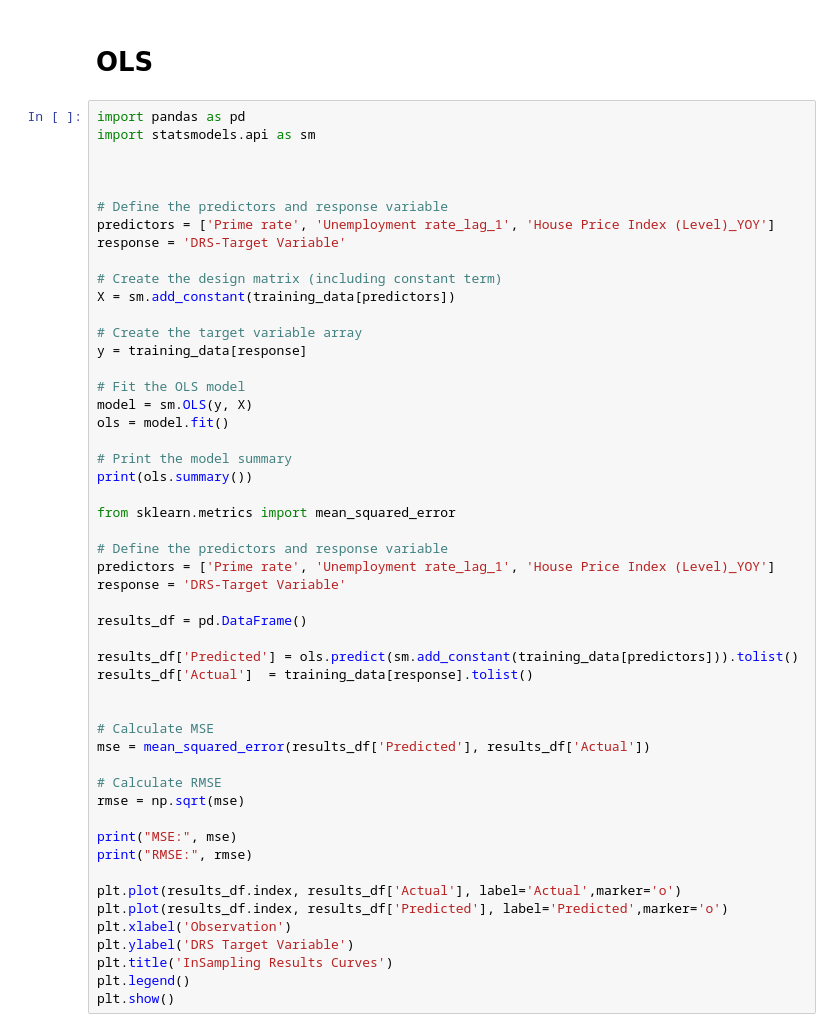
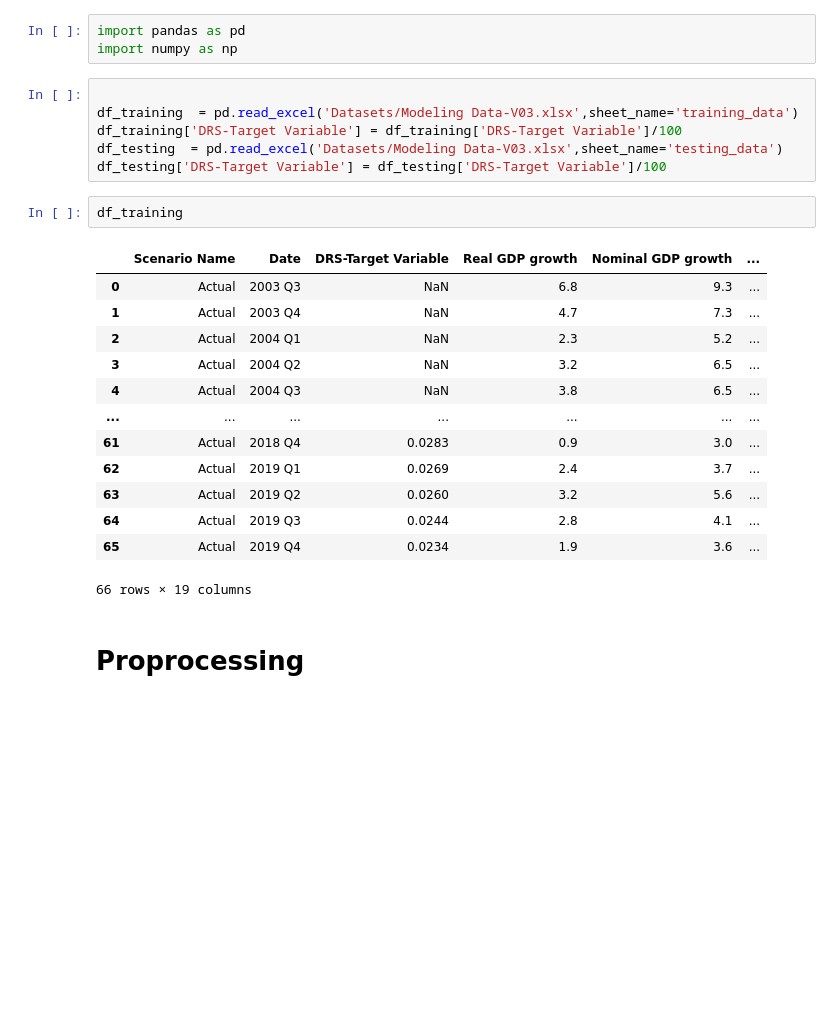
Before and after one commit to iffishells/Fractional-logistic-Model, a Jupyter notebook: milestone-3.ipynb, the cells around one changed output. Drawn from its saved outputs; the diff is of its cells as text; blank space fills up the shorter version.

```diff
--- a/milestone-3.ipynb
+++ b/milestone-3.ipynb
@@ -1,53 +53,27 @@
+# %%
+import pandas as pd
+import numpy as np
+# %%
+
+df_training  = pd.read_excel('Datasets/Modeling Data-V03.xlsx',sheet_name='training_data')
+df_training['DRS-Target Variable'] = df_training['DRS-Target Variable']/100
+df_testing  = pd.read_excel('Datasets/Modeling Data-V03.xlsx',sheet_name='testing_data')
+df_testing['DRS-Target Variable'] = df_testing['DRS-Target Variable']/100
+# %%
+df_training
+# %% [output]
+|  | Scenario Name | Date | DRS-Target Variable | Real GDP growth | Nominal GDP growth | ... |
+| 0 | Actual | 2003 Q3 | NaN | 6.8 | 9.3 | ... |
+| 1 | Actual | 2003 Q4 | NaN | 4.7 | 7.3 | ... |
+| 2 | Actual | 2004 Q1 | NaN | 2.3 | 5.2 | ... |
+| 3 | Actual | 2004 Q2 | NaN | 3.2 | 6.5 | ... |
+| 4 | Actual | 2004 Q3 | NaN | 3.8 | 6.5 | ... |
+| ... | ... | ... | ... | ... | ... | ... |
+| 61 | Actual | 2018 Q4 | 0.0283 | 0.9 | 3.0 | ... |
+| 62 | Actual | 2019 Q1 | 0.0269 | 2.4 | 3.7 | ... |
+| 63 | Actual | 2019 Q2 | 0.0260 | 3.2 | 5.6 | ... |
+| 64 | Actual | 2019 Q3 | 0.0244 | 2.8 | 4.1 | ... |
+| 65 | Actual | 2019 Q4 | 0.0234 | 1.9 | 3.6 | ... |
+66 rows × 19 columns
 # %% [markdown]
-# OLS
+# Proprocessing
-# %%
-import pandas as pd
-import statsmodels.api as sm
-
-
-
-# Define the predictors and response variable
-predictors = ['Prime rate', 'Unemployment rate_lag_1', 'House Price Index (Level)_YOY']
-response = 'DRS-Target Variable'
-
-# Create the design matrix (including constant term)
-X = sm.add_constant(training_data[predictors])
-
-# Create the target variable array
-y = training_data[response]
-
-# Fit the OLS model
-model = sm.OLS(y, X)
-ols = model.fit()
-
-# Print the model summary
-print(ols.summary())
-
-from sklearn.metrics import mean_squared_error
-
-# Define the predictors and response variable
-predictors = ['Prime rate', 'Unemployment rate_lag_1', 'House Price Index (Level)_YOY']
-response = 'DRS-Target Variable'
-
-results_df = pd.DataFrame()
-
-results_df['Predicted'] = ols.predict(sm.add_constant(training_data[predictors])).tolist()
-results_df['Actual']  = training_data[response].tolist()
-
-
-# Calculate MSE
-mse = mean_squared_error(results_df['Predicted'], results_df['Actual'])
-
-# Calculate RMSE
-rmse = np.sqrt(mse)
-
-print("MSE:", mse)
-print("RMSE:", rmse)
-
-plt.plot(results_df.index, results_df['Actual'], label='Actual',marker='o')
-plt.plot(results_df.index, results_df['Predicted'], label='Predicted',marker='o')
-plt.xlabel('Observation')
-plt.ylabel('DRS Target Variable')
-plt.title('InSampling Results Curves')
-plt.legend()
-plt.show()
```
Also changed, not shown: parts of 32 cells of this notebook, 11 other files.
